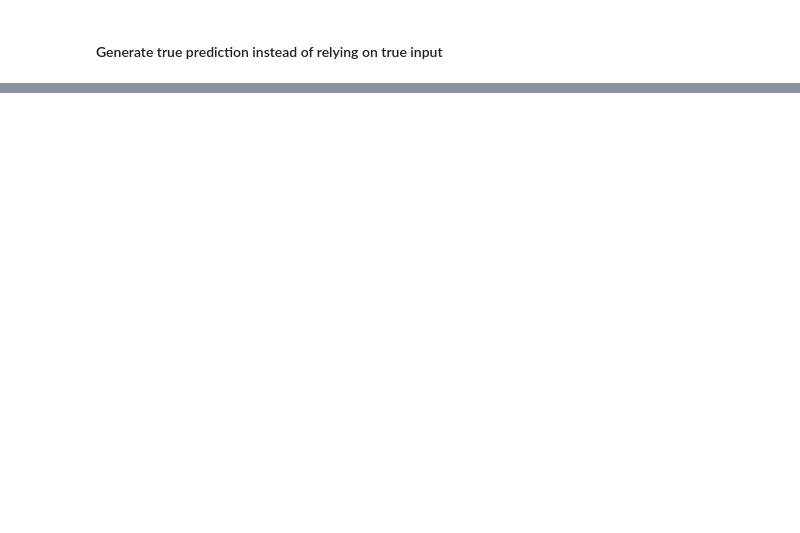
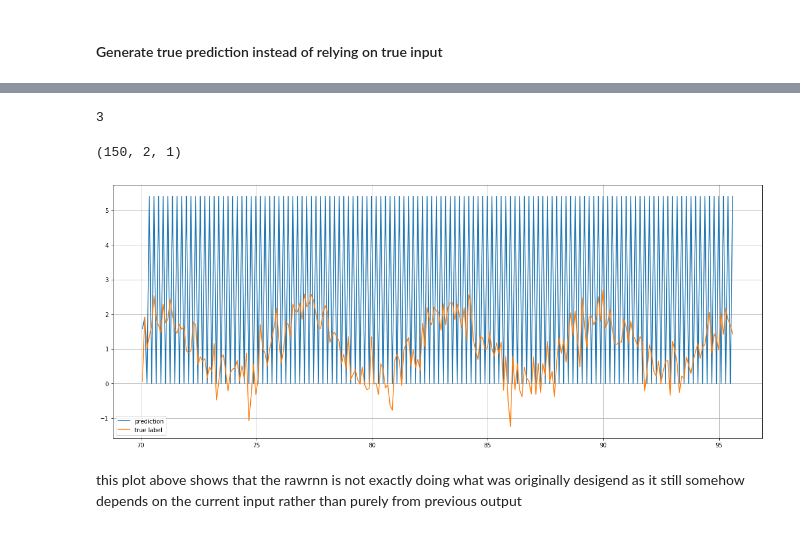
Before and after one commit to samshipengs/Coordinated-Multi-Agent-Imitation-Learning, a Jupyter notebook: code/TestRawRNN.ipynb, the cells around one changed output, grey strips where cells are left out. Cells and saved outputs as stored; diff of their text form; code cells hidden in the pictures; blank space fills up the shorter version.

```diff
--- a/code/TestRawRNN.ipynb
+++ b/code/TestRawRNN.ipynb
@@ -260,0 +238,26 @@ NameError: name 'test_y' is not defined
+# %%
+%%time
+import copy
+
+# define how many sequences we want to generate
+# gen_len = 20
+# assert gen_len < test_y.shape[0], 'sequence to be generated out of range'
+# test_y1 = copy.deepcopy(test_y[:gen_len])
+
+test_x_fake = np.zeros(test_x.shape)+1e2
+test_x_fake[0,0,0] = test_x[0,0,0]
+fake_x, fake_y = get_minibatches(test_x_fake, np.roll(test_x,1), batch_size, shuffle=False)
+print('fake_x shape:', fake_x.shape)
+fake_result = []
+for i in range(fake_x.shape[0]):
+    print(i)
+    for j in range(batch_size):
+#         print('j:',j)
+        for k in range(seq_len-1):
+#             print('k:', k)
+            pred_i = sess.run([pred], feed_dict={X: fake_x[i]})[0]
+#             print('after pred', pred_i.shape, pred_i[j][k])
+            fake_x[i][j][k+1] = pred_i[j][k]
+    fake_result.append(pred_i)
+gen_result = np.array(fake_result).reshape(-1)
+print(gen_result.shape)
@@ -260,0 +272,19 @@ NameError: name 'test_y' is not defined
+# %%
+i
+# %% [output]
+3
+# %%
+plot_test_x.shape
+# %% [output]
+(150, 2, 1)
+# %%
+plt.figure(figsize=(20,8))
+plot_test_x = plot_test_x[0:batch_size*fake_x.shape[0], :, :]
+plot_test_x = plot_test_x.reshape(-1)
+plt.plot(plot_test_x, gen_result, plot_test_x, fake_y.reshape(-1))
+plt.legend(['prediction', 'true label', 'smoothed'])
+plt.grid(True)
+# %% [output]
+[figure, added]
+# %% [markdown]
+this plot above shows that the rawrnn is not exactly doing what was originally desigend as it still somehow depends on the current input rather than purely from previous output
```
Also changed, not shown: parts of 9 cells of this notebook.
